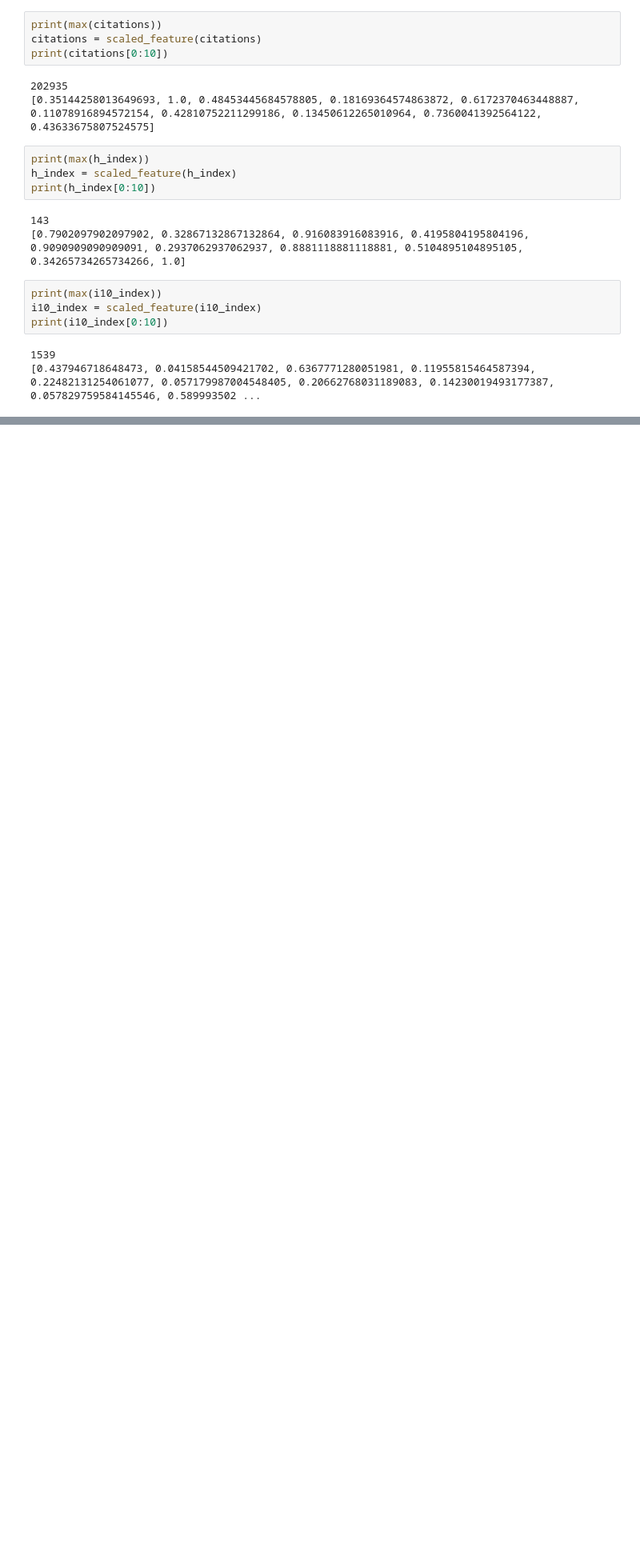
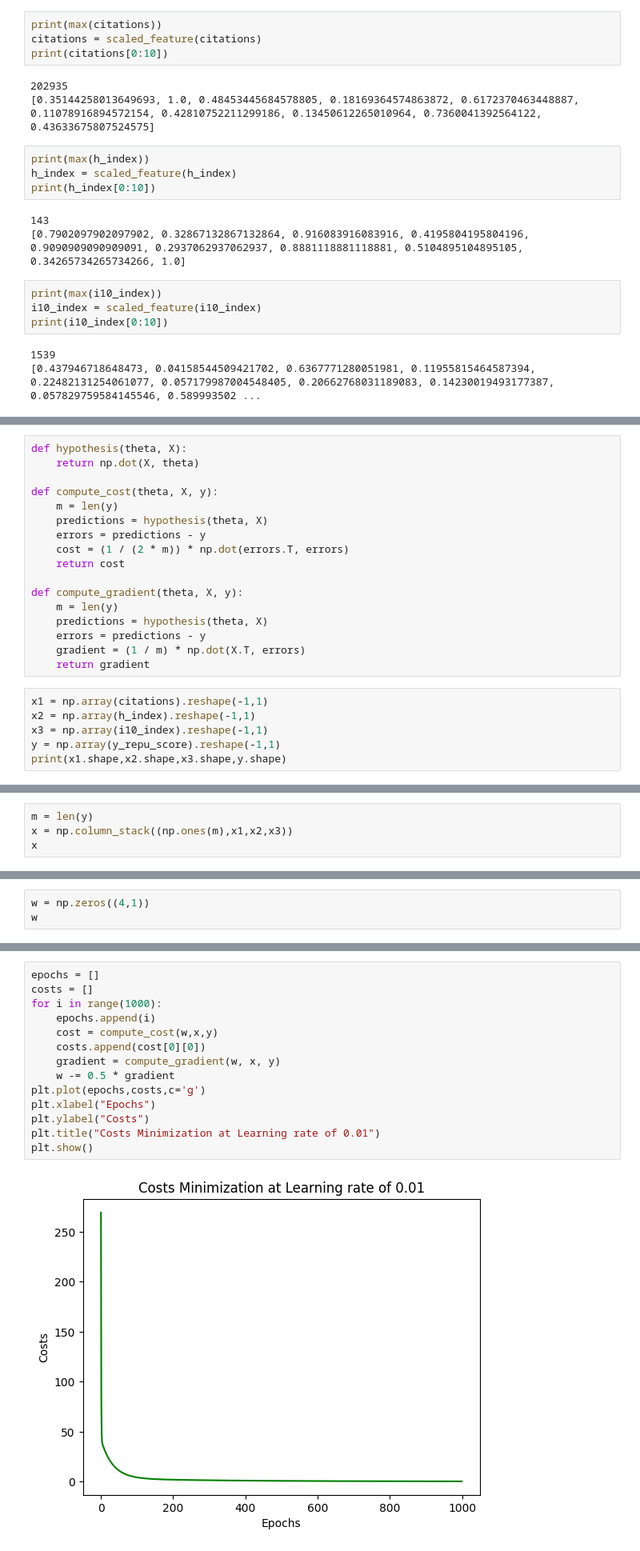
Before and after one commit to ZohaibKhanDeveloper/MachineLearningLabs, a Jupyter notebook: AI-Assignment-MultiVarientLinearRegressionUsingVectors.ipynb, the cells around one changed output, grey strips where cells are left out. Shown: that part at 80% size. Saved outputs shown, nothing was run; the diff lists cells and outputs as text; blank space fills up the shorter version.

```diff
--- a/Multiple-Linear-Regression-UsingVectors.ipynb
+++ b/AI-Assignment-MultiVarientLinearRegressionUsingVectors.ipynb
@@ -165,0 +150,23 @@ w = w.reshape(4,1)
+# %%
+def hypothesis(theta, X):
+    return np.dot(X, theta)
+
+def compute_cost(theta, X, y):
+    m = len(y)
+    predictions = hypothesis(theta, X)
+    errors = predictions - y
+    cost = (1 / (2 * m)) * np.dot(errors.T, errors)
+    return cost
+
+def compute_gradient(theta, X, y):
+    m = len(y)
+    predictions = hypothesis(theta, X)
+    errors = predictions - y
+    gradient = (1 / m) * np.dot(X.T, errors)
+    return gradient
+# %%
+x1 = np.array(citations).reshape(-1,1)
+x2 = np.array(h_index).reshape(-1,1)
+x3 = np.array(i10_index).reshape(-1,1)
+y = np.array(y_repu_score).reshape(-1,1)
+print(x1.shape,x2.shape,x3.shape,y.shape)
@@ -165,0 +175,4 @@ w = w.reshape(4,1)
+# %%
+m = len(y)
+x = np.column_stack((np.ones(m),x1,x2,x3))
+x
@@ -165,0 +187,3 @@ w = w.reshape(4,1)
+# %%
+w = np.zeros((4,1))
+w
@@ -166,3 +195,19 @@ w = w.reshape(4,1)
+# %%
+epochs = []
+costs = []
+for i in range(1000):
+    epochs.append(i)
+    cost = compute_cost(w,x,y)
+    costs.append(cost[0][0])
+    gradient = compute_gradient(w, x, y)
+    w -= 0.5 * gradient
+plt.plot(epochs,costs,c='g')
+plt.xlabel("Epochs")
+plt.ylabel("Costs")
+plt.title("Costs Minimization at Learning rate of 0.01")
+plt.show()
+# %% [output]
+[figure, added]
 # %%
 w
 # %% [output]
```
Also changed, not shown: parts of 29 cells of this notebook.
